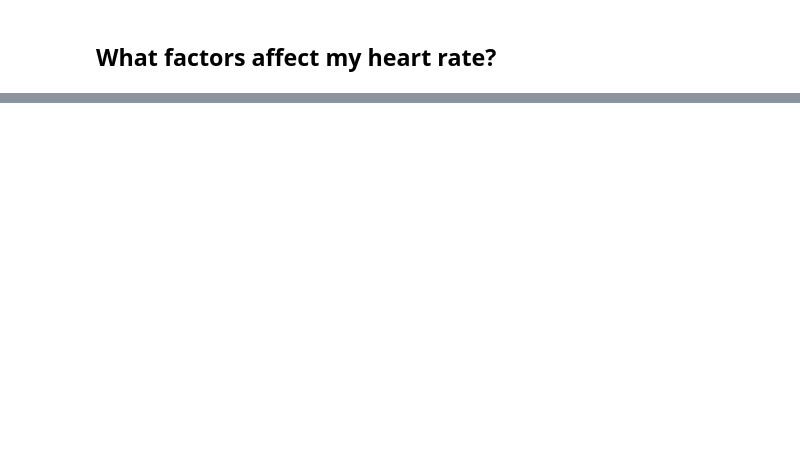
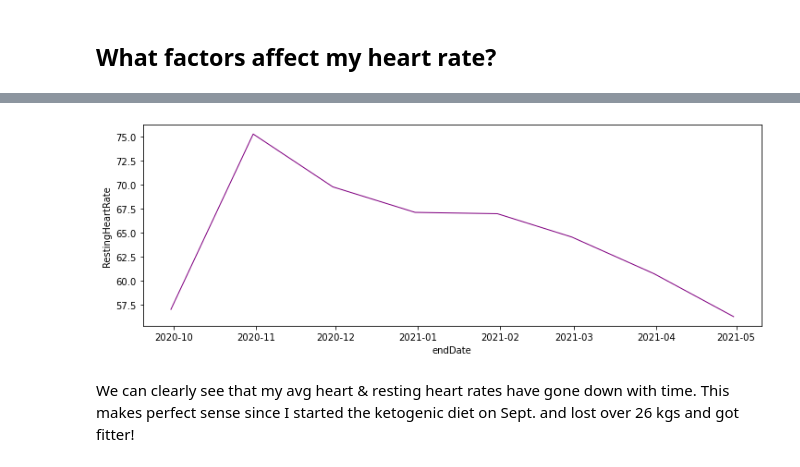
Before and after one commit to Doumham-Armah/AppleHealthAnalysis, a Jupyter notebook: health_analysis.ipynb, the cells around one changed output, grey strips where cells are left out. Saved outputs shown, nothing was run; the diff lists cells and outputs as text; code cells hidden in the pictures; blank space fills up the shorter version.

```diff
--- a/health_analysis.ipynb
+++ b/health_analysis.ipynb
@@ -124,0 +121,8 @@ df.head(3)
+# %%
+# HeartRate time series
+fig = plt.figure(figsize=(12,4))
+sns.lineplot(data=df['RestingHeartRate'], color='purple', linewidth=1);
+# %% [output]
+[figure, added]
+# %% [markdown]
+We can clearly see that my avg heart & resting heart rates have gone down with time. This makes perfect sense since I started the ketogenic diet on Sept. and lost over 26 kgs and got fitter!
```
Also changed, not shown: parts of 13 cells of this notebook.
